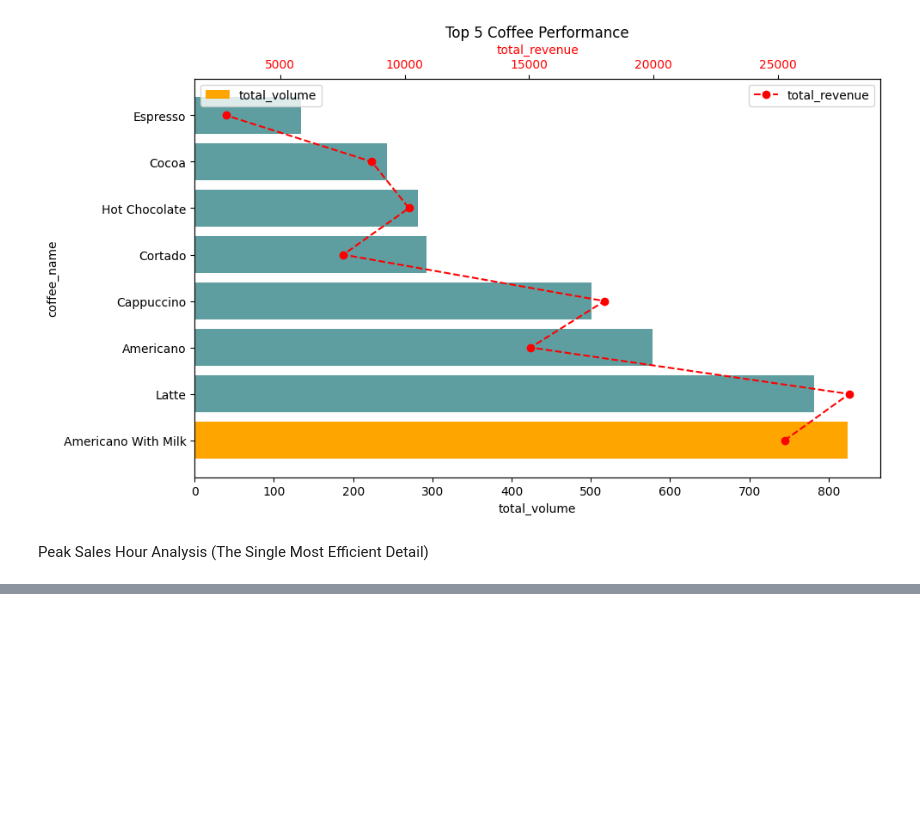
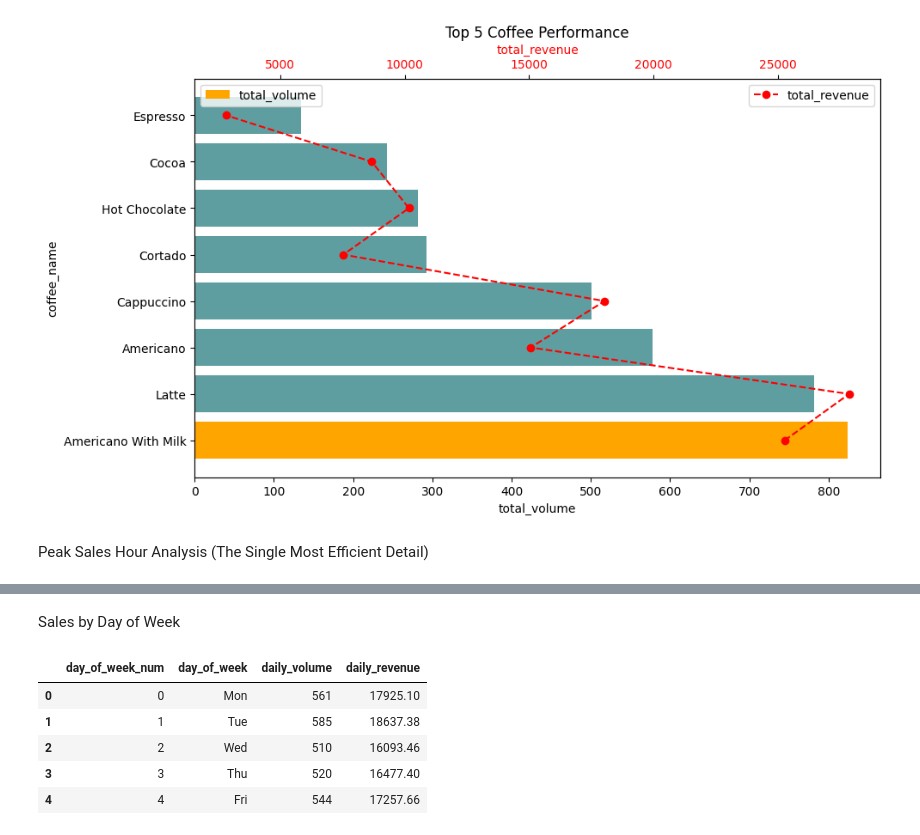
Before and after one commit to asangikak/kaggle, a Jupyter notebook: coffee-sales-eda.ipynb, the cells around one changed output, grey strips where cells are left out. Saved outputs shown, nothing was run; the diff lists cells and outputs as text; code cells hidden in the pictures; blank space fills up the shorter version.

```diff
--- a/coffee-sales-eda.ipynb
+++ b/coffee-sales-eda.ipynb
@@ -324,0 +358,11 @@ Peak Sales Hour Analysis (The Single Most Efficient Detail)
+# %% [markdown]
+Sales by Day of Week
+# %%
+day_of_week_trend.head()
+# %% [output]
+|  | day_of_week_num | day_of_week | daily_volume | daily_revenue |
+| 0 | 0 | Mon | 561 | 17925.10 |
+| 1 | 1 | Tue | 585 | 18637.38 |
+| 2 | 2 | Wed | 510 | 16093.46 |
+| 3 | 3 | Thu | 520 | 16477.40 |
+| 4 | 4 | Fri | 544 | 17257.66 |
```
Also changed, not shown: parts of 3 cells of this notebook.
